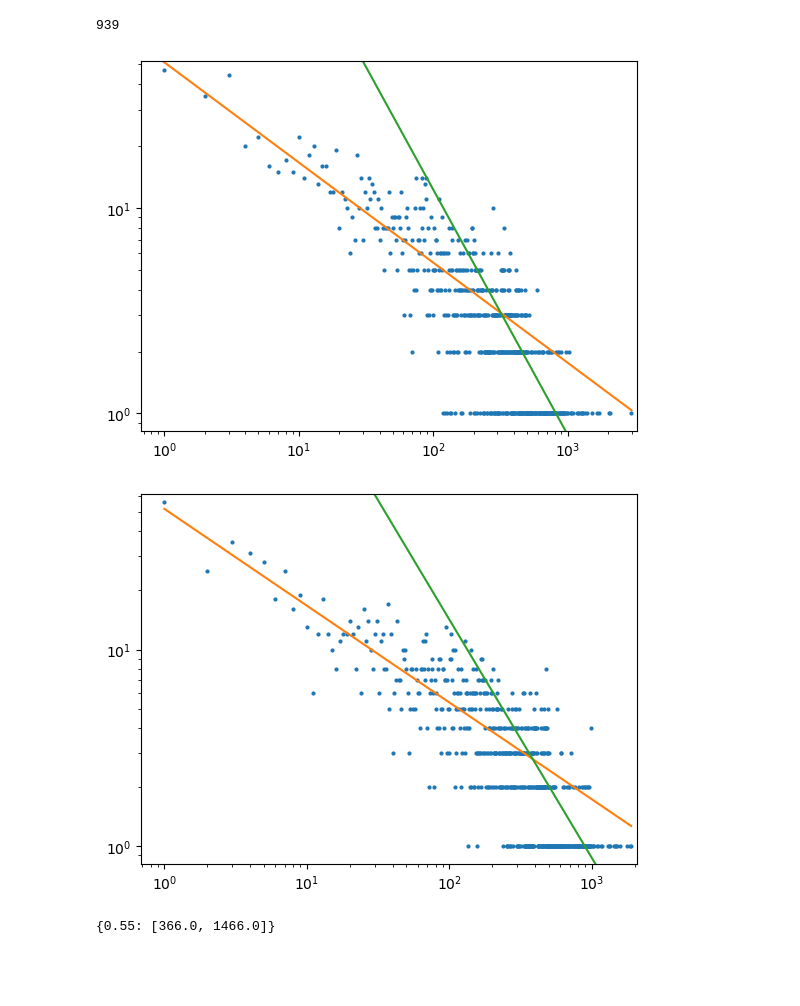
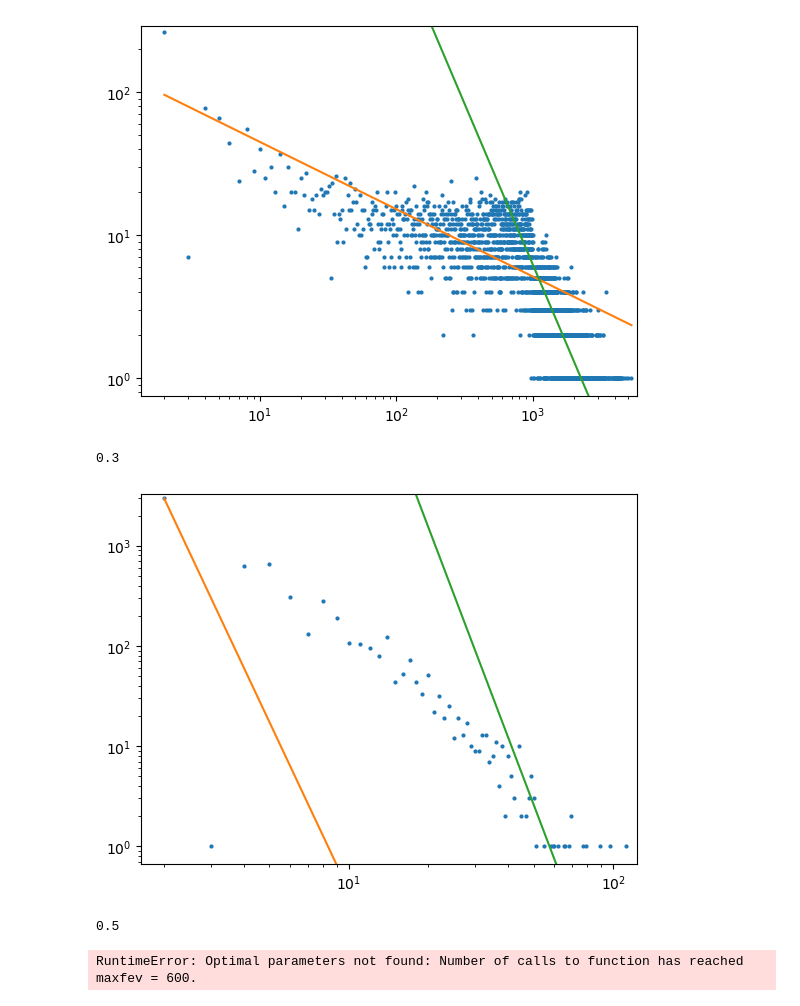
Before and after one commit to ThomasTenDamme/CSS-Group1, a Jupyter notebook: jennas_test.ipynb, the cells around one changed output. Saved outputs shown, nothing was run; the diff lists cells and outputs as text; code cells hidden in the pictures; blank space fills up the shorter version.

Commit message:
Cleaned up code finding critical size

```diff
--- a/jennas_test.ipynb
+++ b/jennas_test.ipynb
@@ -110,19 +12,0 @@ Number of elementary jam size values: 939
-# %%
-def func(x, a, b):
-    return a * x ** -b
-
-plt.plot(x,y,'o')
-
-popt, pcov = scipy.optimize.curve_fit(func, x, y, p0=[1, 0.5])
-a_optimal, b_optimal = popt
-
-print(a_optimal, b_optimal)
-
-x_fit=np.linspace(1,10**2,1000)
-y_fit = []
-for value in x_fit:
-    y_fit.append(func(value, a_optimal, b_optimal))
-
-plt.xscale('log')
-plt.yscale('log')
-plt.plot(x_fit,y_fit)
@@ -133,5 +13 @@ plt.plot(x_fit,y_fit)
-# %%
-print(len(x_data))
-# %% [output]
-939
 # %%
@@ -185,30 +87,25 @@ def plot_fit(x, y, a1, b1, a2, b2):
-# %%
-density_list = np.linspace(0.3, 0.7, 5)
-density_list = [0.55]
-n_critical_size = 2
-n_simulations = 100
-critical_size_dict = {}
-
-for density in density_list:
-    for _ in range(n_critical_size):
-        final_jams_counted = run_simulation(n_simulations)
-        lists = sorted(final_jams_counted.items()) # sorted by key, return a list of tuples
-
-        x_data, y_data = zip(*lists)
-        a_optimal1, b_optimal1, a_optimal2, b_optimal2, optimal_index = double_fit2(x_data, y_data)
-
-        critical_size = find_intersection(a_optimal1, b_optimal1, a_optimal2, b_optimal2)
-
-        if density not in critical_size_dict:
-            critical_size_dict[density] = [critical_size]
-        else:
-            critical_size_dict[density] += [critical_size]
-
-        plot_fit(x_data, y_data, a_optimal1, b_optimal1, a_optimal2, b_optimal2)
-# %% [output]
-[figure, removed]
-[figure, removed]
-# %%
-print(critical_size_dict)
-# %% [output]
-{0.55: [366.0, 1466.0]}
+# %%
+lifespan_counter, final_jams_counted = run_model(p=0.55, L=1000, T=500, n_repetitions = 100)
+
+lists = sorted(final_jams_counted.items()) # sorted by key, return a list of tuples
+
+x_data, y_data = zip(*lists)
+
+best_a1, best_b1, best_a2, best_b2, optimal_index = double_fit(x_data, y_data)
+
+plot_fit(x_data, y_data, best_a1, best_b1, best_a2, best_b2)
+# %% [output]
+[figure, added]
+# %%
+density_list = [0.55]
+n_simulations = 2
+L=1000
+T=500
+n_repetitions = 100
+
+find_critical_size(density_list, n_simulations, L, T, n_repetitions)
+# %% [output]
+0.3
+[figure, added]
+0.5
+RuntimeError: Optimal parameters not found: Number of calls to function has reached maxfev = 600.
```
Also changed, not shown: parts of 6 cells of this notebook.
